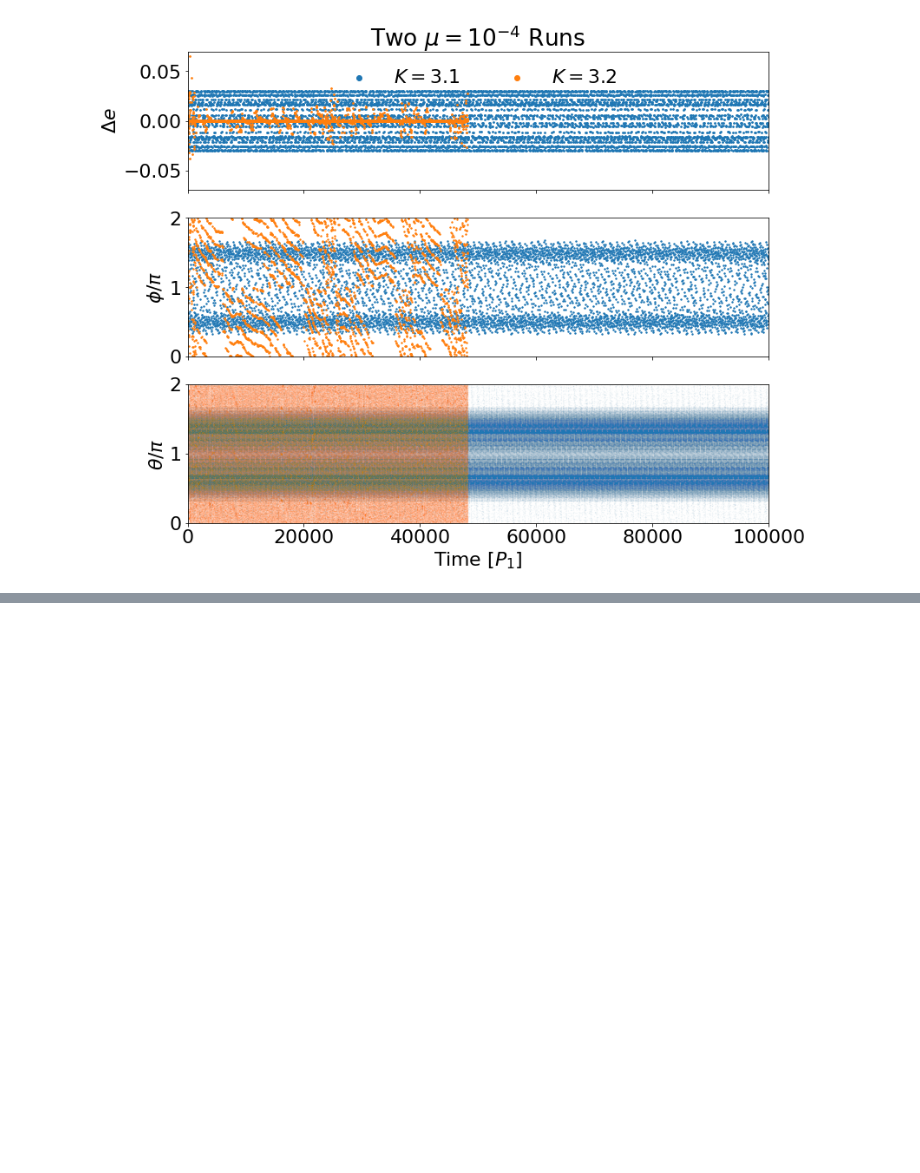
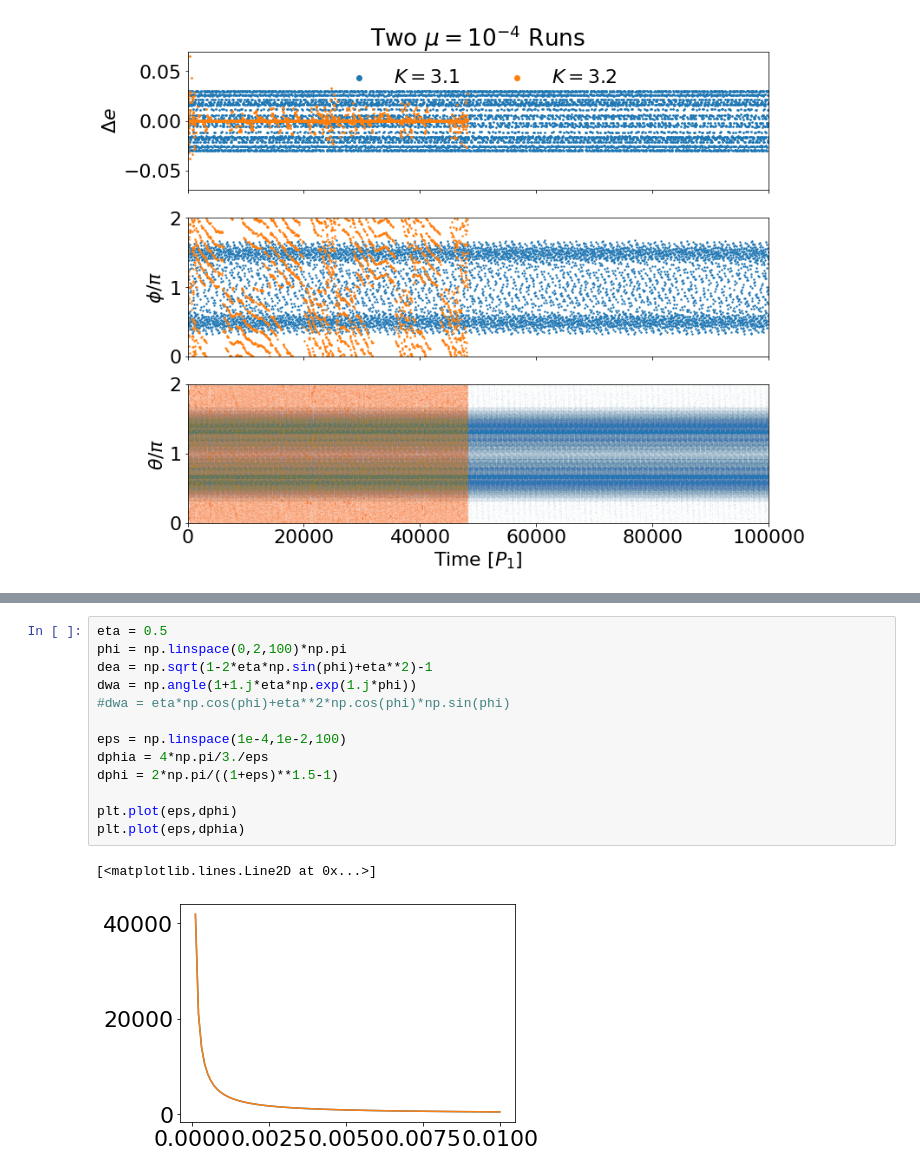
Before and after one commit to lijiaru0305/Hill-friction, a Jupyter notebook: revise-plots/resonance-plot.ipynb, the cells around one changed output, grey strips where cells are left out. Saved outputs shown, nothing was run; the diff lists cells and outputs as text; blank space fills up the shorter version.

```diff
--- a/revise-plots/resonance-plot.ipynb
+++ b/revise-plots/resonance-plot.ipynb
@@ -288,0 +306,16 @@ plt.hist(np.log10(eta[ind_conj]),bins=np.linspace(-5,10,200),cumulative=True)
+# %%
+eta = 0.5
+phi = np.linspace(0,2,100)*np.pi
+dea = np.sqrt(1-2*eta*np.sin(phi)+eta**2)-1
+dwa = np.angle(1+1.j*eta*np.exp(1.j*phi))
+#dwa = eta*np.cos(phi)+eta**2*np.cos(phi)*np.sin(phi)
+
+eps = np.linspace(1e-4,1e-2,100)
+dphia = 4*np.pi/3./eps
+dphi = 2*np.pi/((1+eps)**1.5-1)
+
+plt.plot(eps,dphi)
+plt.plot(eps,dphia)
+# %% [output]
+[<matplotlib.lines.Line2D at 0x...>]
+[figure, added]
```
Also changed, not shown: parts of 5 cells of this notebook, 25 other files.
